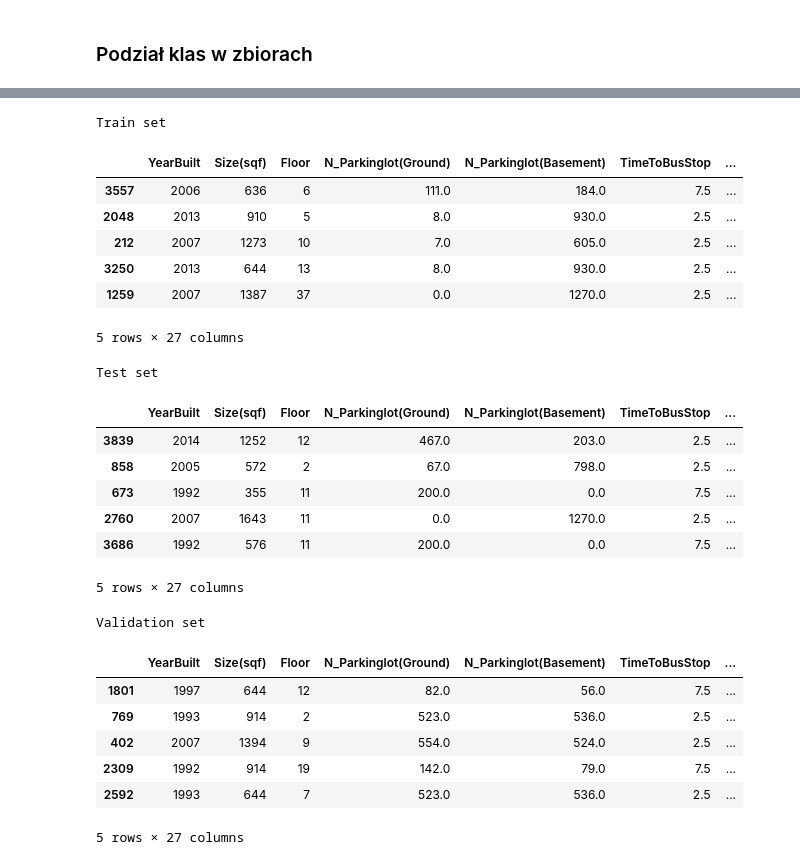
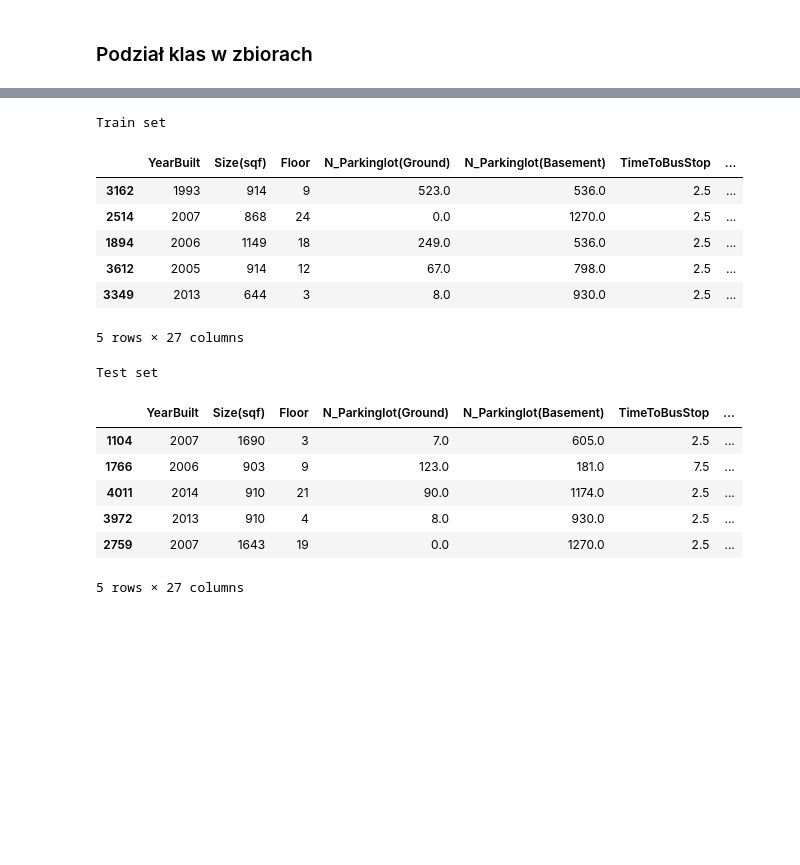
Before and after one commit to psiku/PW--SSNE, a Jupyter notebook: klasyfikacja_cen_mieszkań/klasyfikacja_cen_mieszkan.ipynb, the cells around one changed output, grey strips where cells are left out. Saved outputs shown, nothing was run; the diff lists cells and outputs as text; code cells hidden in the pictures; blank space fills up the shorter version.

```diff
--- a/klasyfikacja_cen_mieszkań/klasyfikacja_cen_mieszkan.ipynb
+++ b/klasyfikacja_cen_mieszkań/klasyfikacja_cen_mieszkan.ipynb
@@ -244,3 +344,7 @@ Test set size: 516
+# %%
+TEST_SIZE = 0.2
+
+x_train, x_test, y_train, y_test = train_test_split(fully_reworked_train_data.drop(columns=['label']), fully_reworked_train_data['label'], test_size=TEST_SIZE, random_state=42)
 # %% [markdown]
 ### Podział klas w zbiorach
 # %%
@@ -272,32 +370,22 @@ plt.show()
 # %%
 print(f"Train set")
+display(x_train.head(5))
+print(f"Test set")
 display(x_test.head(5))
-print(f"Test set")
-display(x_train.head(5))
-print(f"Validation set")
-display(x_val.head(5))
 # %% [output]
 Train set
 |  | YearBuilt | Size(sqf) | Floor | N_Parkinglot(Ground) | N_Parkinglot(Basement) | TimeToBusStop | ... |
-| 3557 | 2006 | 636 | 6 | 111.0 | 184.0 | 7.5 | ... |
-| 2048 | 2013 | 910 | 5 | 8.0 | 930.0 | 2.5 | ... |
-| 212 | 2007 | 1273 | 10 | 7.0 | 605.0 | 2.5 | ... |
-| 3250 | 2013 | 644 | 13 | 8.0 | 930.0 | 2.5 | ... |
-| 1259 | 2007 | 1387 | 37 | 0.0 | 1270.0 | 2.5 | ... |
+| 3162 | 1993 | 914 | 9 | 523.0 | 536.0 | 2.5 | ... |
+| 2514 | 2007 | 868 | 24 | 0.0 | 1270.0 | 2.5 | ... |
+| 1894 | 2006 | 1149 | 18 | 249.0 | 536.0 | 2.5 | ... |
+| 3612 | 2005 | 914 | 12 | 67.0 | 798.0 | 2.5 | ... |
+| 3349 | 2013 | 644 | 3 | 8.0 | 930.0 | 2.5 | ... |
 5 rows × 27 columns
 Test set
 |  | YearBuilt | Size(sqf) | Floor | N_Parkinglot(Ground) | N_Parkinglot(Basement) | TimeToBusStop | ... |
-| 3839 | 2014 | 1252 | 12 | 467.0 | 203.0 | 2.5 | ... |
-| 858 | 2005 | 572 | 2 | 67.0 | 798.0 | 2.5 | ... |
-| 673 | 1992 | 355 | 11 | 200.0 | 0.0 | 7.5 | ... |
-| 2760 | 2007 | 1643 | 11 | 0.0 | 1270.0 | 2.5 | ... |
-| 3686 | 1992 | 576 | 11 | 200.0 | 0.0 | 7.5 | ... |
+| 1104 | 2007 | 1690 | 3 | 7.0 | 605.0 | 2.5 | ... |
+| 1766 | 2006 | 903 | 9 | 123.0 | 181.0 | 7.5 | ... |
+| 4011 | 2014 | 910 | 21 | 90.0 | 1174.0 | 2.5 | ... |
+| 3972 | 2013 | 910 | 4 | 8.0 | 930.0 | 2.5 | ... |
+| 2759 | 2007 | 1643 | 19 | 0.0 | 1270.0 | 2.5 | ... |
 5 rows × 27 columns
-Validation set
-|  | YearBuilt | Size(sqf) | Floor | N_Parkinglot(Ground) | N_Parkinglot(Basement) | TimeToBusStop | ... |
-| 1801 | 1997 | 644 | 12 | 82.0 | 56.0 | 7.5 | ... |
-| 769 | 1993 | 914 | 2 | 523.0 | 536.0 | 2.5 | ... |
-| 402 | 2007 | 1394 | 9 | 554.0 | 524.0 | 2.5 | ... |
-| 2309 | 1992 | 914 | 19 | 142.0 | 79.0 | 7.5 | ... |
-| 2592 | 1993 | 644 | 7 | 523.0 | 536.0 | 2.5 | ... |
-5 rows × 27 columns
```
Also changed, not shown: parts of 72 cells of this notebook.
